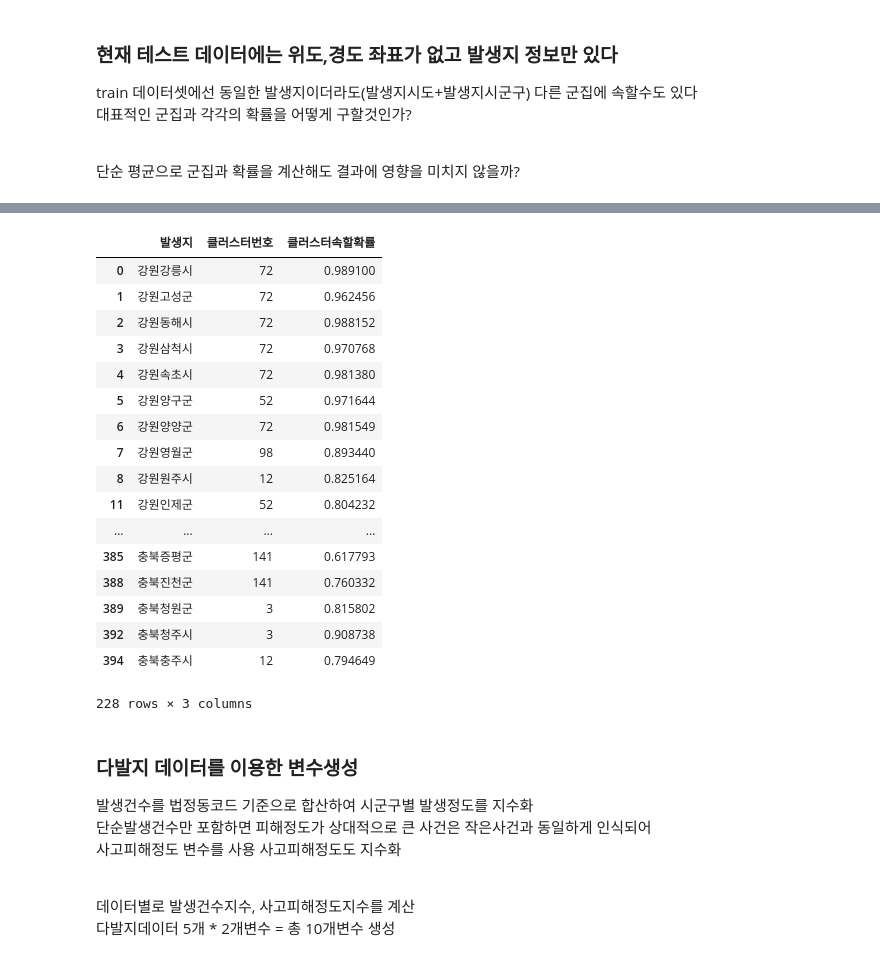
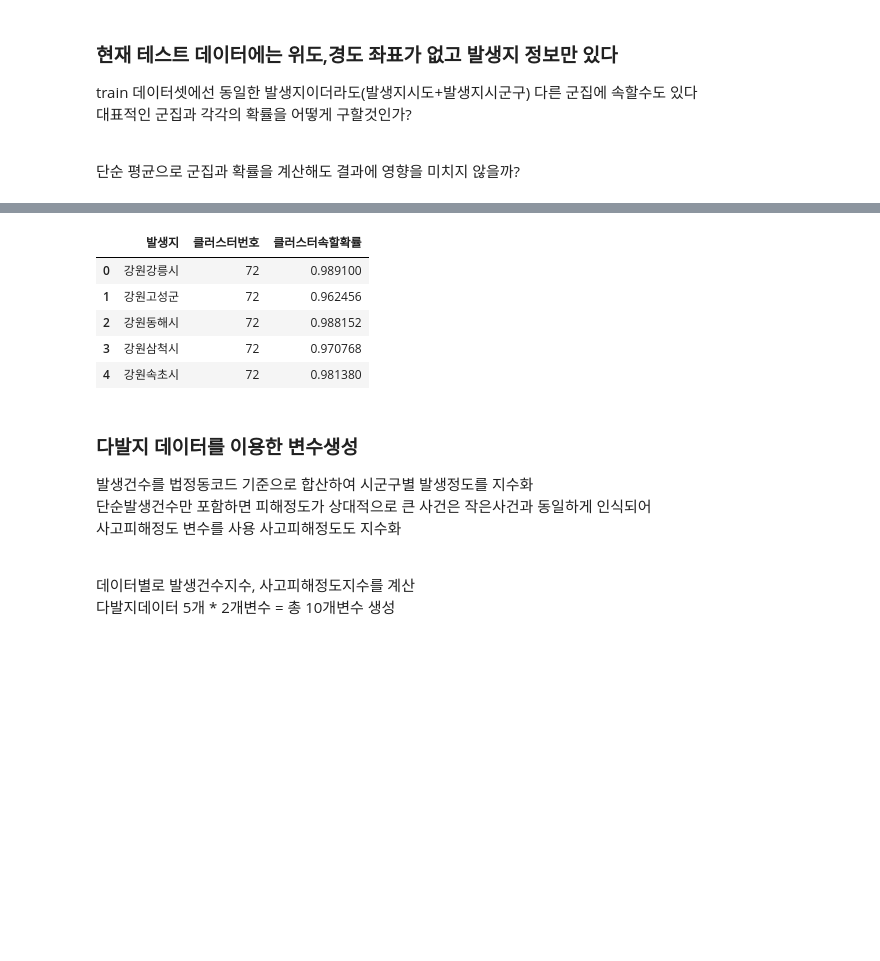
Before and after one commit to parksunwoo/dbs_zero2all, a Jupyter notebook: 9th_week/maps_modeling.ipynb, the cells around one changed output, grey strips where cells are left out. Drawn from its saved outputs; the diff is of its cells as text; code cells hidden in the pictures; blank space fills up the shorter version.

```diff
--- a/9th_week/maps_modeling.ipynb
+++ b/9th_week/maps_modeling.ipynb
@@ -247,24 +218,12 @@ train_cluster_mean
 # %%
-train_cluster_mean[train_cluster_mean['클러스터속할확률'] == train_cluster_mean.groupby(['발생지'])['클러스터속할확률'].transform(max)]
+train_cluster_mean[train_cluster_mean['클러스터속할확률'] == train_cluster_mean.groupby(['발생지'])['클러스터속할확률'].transform(max)].head(5)
 # %% [output]
 |  | 발생지 | 클러스터번호 | 클러스터속할확률 |
 | 0 | 강원강릉시 | 72 | 0.989100 |
 | 1 | 강원고성군 | 72 | 0.962456 |
 | 2 | 강원동해시 | 72 | 0.988152 |
 | 3 | 강원삼척시 | 72 | 0.970768 |
 | 4 | 강원속초시 | 72 | 0.981380 |
-| 5 | 강원양구군 | 52 | 0.971644 |
-| 6 | 강원양양군 | 72 | 0.981549 |
-| 7 | 강원영월군 | 98 | 0.893440 |
-| 8 | 강원원주시 | 12 | 0.825164 |
-| 11 | 강원인제군 | 52 | 0.804232 |
-| ... | ... | ... | ... |
-| 385 | 충북증평군 | 141 | 0.617793 |
-| 388 | 충북진천군 | 141 | 0.760332 |
-| 389 | 충북청원군 | 3 | 0.815802 |
-| 392 | 충북청주시 | 3 | 0.908738 |
-| 394 | 충북충주시 | 12 | 0.794649 |
-228 rows × 3 columns
 # %%
 def load_supplement_jaywalk(accident_path=SUPPLEMENT_PATH1):
     csv_path = os.path.join(accident_path, "무단횡단사고다발지(2012~2016).csv")
```
Also changed, not shown: parts of 10 cells of this notebook.
